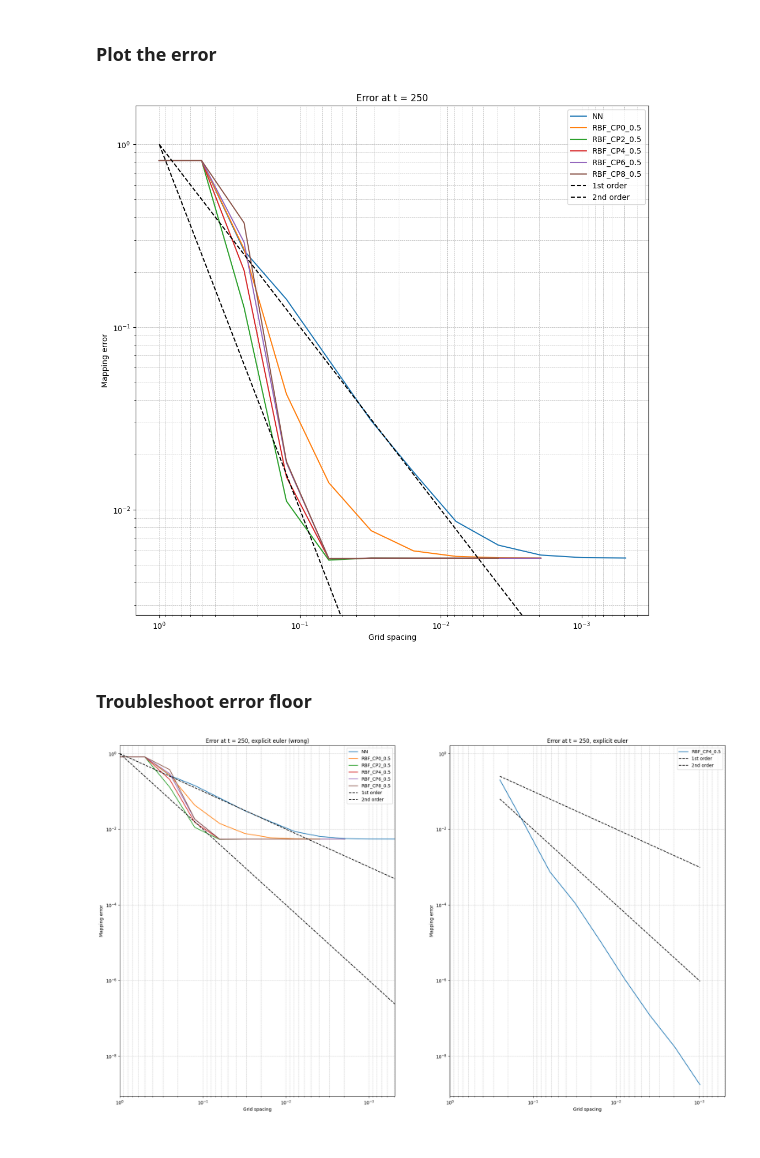
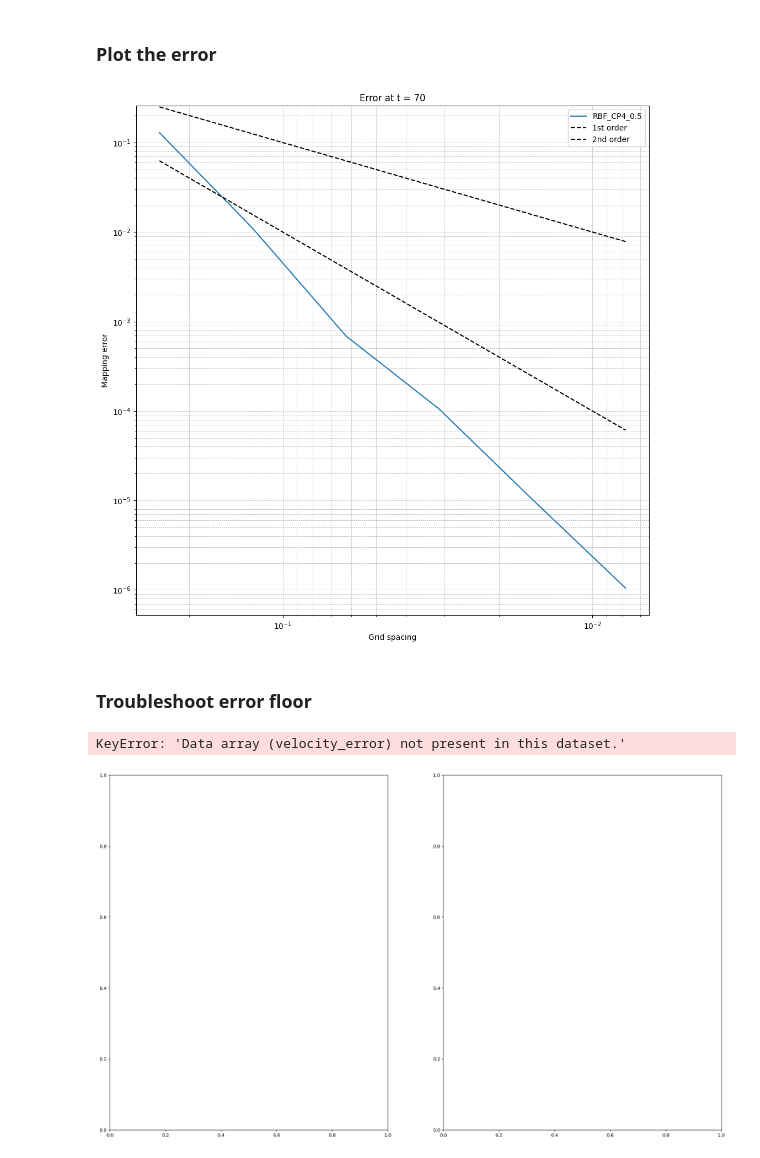
Before and after one commit to r-walloner/Flexible-mesh-particle-coupling-with-preCICE, a Jupyter notebook: deal.II-example-step-68-with-preCICE/postprocressing/mapping_error_over_grid_spacing.ipynb, the cells around one changed output. Cells and saved outputs as stored; diff of their text form; code cells hidden in the pictures.

Commit message:
Add error computation for particle properties directly in CPP

```diff
--- a/deal.II-example-step-68-with-preCICE/postprocressing/mapping_error_over_grid_spacing.ipynb
+++ b/deal.II-example-step-68-with-preCICE/postprocressing/mapping_error_over_grid_spacing.ipynb
@@ -66,9 +66,9 @@ def load_data(runs_dir: pathlib.Path, timestep: int) -> pd.DataFrame:
             file_name = f"refinement-{parameters["refinement"]}_particles_{timestep:06}.pvtu"
             mesh = pv.read(run_path / "solution" / file_name)
 
-            mesh["error"] = np.linalg.norm(mesh["velocity"] - mesh["analytical_velocity"], axis=1)
+            error = np.linalg.norm(mesh["velocity_error"], axis=1)
 
-            mean_error = mesh["error"].mean()
+            mean_error = error.mean()
 
         except FileNotFoundError:
             mean_error = np.nan
@@ -81,6 +81,6 @@ def load_data(runs_dir: pathlib.Path, timestep: int) -> pd.DataFrame:
     # Convert data dict to pandas DataFrame
     return pd.DataFrame(data).sort_index(axis=0, ascending=False).sort_index(axis=1)
 
-df = load_data(working_dir.parent / "runs" / "euler_explicit_wrong", 250)
+df = load_data(working_dir.parent / "runs" / "euler_explicit", 70)
 df
 # %% [output]
@@ -145,42 +139,43 @@ def plot_error_convergence(data: pd.DataFrame, title: str, reference_lines = Tru
     ax.set_yscale("log")
     ax.set_ylim(data.min().min() / 2, data.max().max() * 2)
 
-plot_error_convergence(df, "Error at t = 250")
+plot_error_convergence(df, "Error at t = 70")
 # %% [output]
-[figure, old version]
+[figure, new version]
 # %% [markdown]
 ### Troubleshoot error floor
 # %%
 fig, ax = plt.subplots(nrows=1, ncols=2, figsize=(24, 14))
 
-timestep = 250
+timestep = 70
 
 euler_explicit_wrong = load_data(working_dir.parent / "runs" / "euler_explicit_wrong", timestep)
 euler_explicit = load_data(working_dir.parent / "runs" / "euler_explicit", timestep)
 
 plot_error_convergence(
     euler_explicit_wrong,
-    title="Error at t = 250, explicit euler (wrong)",
+    title="Error at t = 70, explicit euler (wrong)",
     ax=ax[0],
 )
 plot_error_convergence(
     euler_explicit,
-    title="Error at t = 250, explicit euler",
+    title="Error at t = 70, explicit euler",
     ax=ax[1],
 )
 
 # Calculate global x-axis and y-axis limits across all subplots
 x_min = min(data.index.min() for data in [euler_explicit_wrong, euler_explicit])
 x_max = max(data.index.max() for data in [euler_explicit_wrong, euler_explicit])
 y_min = min(data.min().min() for data in [euler_explicit_wrong, euler_explicit]) / 2
 y_max = max(data.max().max() for data in [euler_explicit_wrong, euler_explicit]) * 2
 
 # Set the same x-axis and y-axis limits for all subplots
 for subplot in ax:
     subplot.set_xlim(x_max, x_min)
     subplot.set_ylim(y_min, y_max)
 # %% [output]
+KeyError: 'Data array (velocity_error) not present in this dataset.'
-[figure, old version]
+[figure, new version]
 # %%
 fig, ax = plt.subplots(nrows=2, ncols=3, figsize=(24, 14))
 
```
Also changed, not shown: parts of 2 cells of this notebook, 1 other file.
